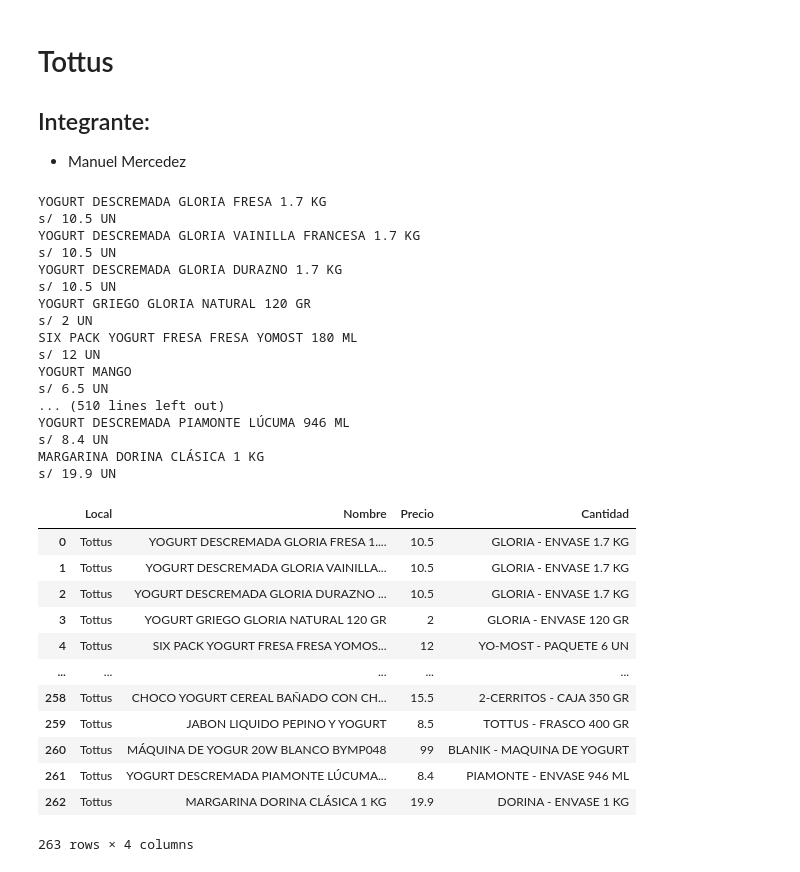
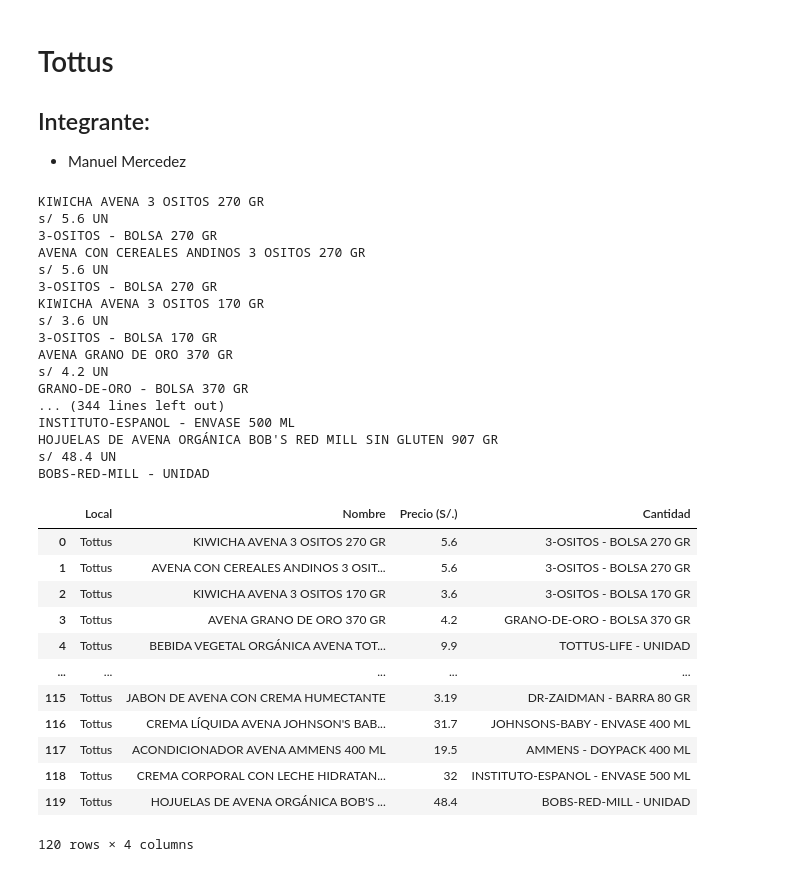
Before and after one commit to Diego020A/Trabajo_Final_LP2, a Jupyter notebook: Trabajo Final LP2.ipynb, the cells around one changed output. Saved outputs shown, nothing was run; the diff lists cells and outputs as text; code cells hidden in the pictures.

```diff
--- a/Trabajo Final LP2.ipynb
+++ b/Trabajo Final LP2.ipynb
@@ -111,7 +122,7 @@ total1=[]
 saco1=[]      # Nombre y Precio
 saco2=[]      # Cantidad
 
-for i in total_datos:
+for i in datos1:
     saco1=[]   # nombre-precio-cantidad
     saco2=[]   # cantidad
     saco3=[]   # Agrupa los datos de cada producto
@@ -194,7 +205,7 @@ for i in total_datos:
 
 # Se crea dataframe para estructurar datos con las columnas Nombre-Precio(S/.)-Cantidad
 
-columnas=['Local','Nombre','Precio','Cantidad']
+columnas=['Local','Nombre','Precio (S/.)','Cantidad']
 Metro=pd.DataFrame(data=total1,columns=columnas)
 
 driver.close()
@@ -245,7 +256,7 @@ try:
     WebDriverWait(driver, 2).until(
             EC.element_to_be_clickable((By.CSS_SELECTOR,'input#catalystSearchBar'))).click()
     WebDriverWait(driver, 2).until(
-            EC.element_to_be_clickable((By.CSS_SELECTOR,'input#inputSearchBar'))).send_keys('yogurt')
+            EC.element_to_be_clickable((By.CSS_SELECTOR,'input#inputSearchBar'))).send_keys(producto)
     #sleep(1)
     WebDriverWait(driver, 2).until(
         EC.element_to_be_clickable((By.CSS_SELECTOR,'button.jsx-2851002401 searchIcon'.replace(' ','.')))).click()
@@ -292,23 +303,23 @@ while True:
     except:
         break
 # %% [output]
-YOGURT DESCREMADA GLORIA FRESA 1.7 KG
-s/ 10.5 UN
-YOGURT DESCREMADA GLORIA VAINILLA FRANCESA 1.7 KG
-s/ 10.5 UN
-YOGURT DESCREMADA GLORIA DURAZNO 1.7 KG
-s/ 10.5 UN
-YOGURT GRIEGO GLORIA NATURAL 120 GR
-s/ 2 UN
-SIX PACK YOGURT FRESA FRESA YOMOST 180 ML
-s/ 12 UN
-YOGURT MANGO
-s/ 6.5 UN
-... (510 lines left out)
-YOGURT DESCREMADA PIAMONTE LÚCUMA 946 ML
-s/ 8.4 UN
-MARGARINA DORINA CLÁSICA 1 KG
-s/ 19.9 UN
+KIWICHA AVENA 3 OSITOS 270 GR
+s/ 5.6 UN
+3-OSITOS - BOLSA 270 GR
+AVENA CON CEREALES ANDINOS 3 OSITOS 270 GR
+s/ 5.6 UN
+3-OSITOS - BOLSA 270 GR
+KIWICHA AVENA 3 OSITOS 170 GR
+s/ 3.6 UN
+3-OSITOS - BOLSA 170 GR
+AVENA GRANO DE ORO 370 GR
+s/ 4.2 UN
+GRANO-DE-ORO - BOLSA 370 GR
+... (344 lines left out)
+INSTITUTO-ESPANOL - ENVASE 500 ML
+HOJUELAS DE AVENA ORGÁNICA BOB'S RED MILL SIN GLUTEN 907 GR
+s/ 48.4 UN
+BOBS-RED-MILL - UNIDAD
 # %%
 
 # LIMPIEZA Y ESTRUCTURACIÓN DE DATOS DESCARGADOS (Tottus)
@@ -317,44 +328,44 @@ s/ 19.9 UN
 import re
 import pandas as pd
 
 total3=[]
 
 for i in datos3:
     saco1=[]   # nombre-precio-cantidad
     saco1.append('Tottus')
     for e in i:
         if e==i[0]:
             saco1.append(e)
         if e==i[1]:
             e=e.split()
             for q in e:
                 z=re.findall('\d.+',q)
                 z1=re.findall('\d+',q)
                 if len(z)>0:
                     saco1.append(z[0])
                 elif len(z1)>0:
                     saco1.append(z1[0])
         if e==i[2]:
             saco1.append(e)
 
     total3.append(saco1)
 
 # Se crea dataframe con datos ya estructurados con las columnas Nombre-Precio(S/.)-Cantidad
 
-columnas=['Local','Nombre','Precio','Cantidad']
+columnas=['Local','Nombre','Precio (S/.)','Cantidad']
 Tottus=pd.DataFrame(data=total3,columns=columnas)
 Tottus
 # %% [output]
-|  | Local | Nombre | Precio | Cantidad |
-| 0 | Tottus | YOGURT DESCREMADA GLORIA FRESA 1.... | 10.5 | GLORIA - ENVASE 1.7 KG |
-| 1 | Tottus | YOGURT DESCREMADA GLORIA VAINILLA... | 10.5 | GLORIA - ENVASE 1.7 KG |
-| 2 | Tottus | YOGURT DESCREMADA GLORIA DURAZNO ... | 10.5 | GLORIA - ENVASE 1.7 KG |
-| 3 | Tottus | YOGURT GRIEGO GLORIA NATURAL 120 GR | 2 | GLORIA - ENVASE 120 GR |
-| 4 | Tottus | SIX PACK YOGURT FRESA FRESA YOMOS... | 12 | YO-MOST - PAQUETE 6 UN |
+|  | Local | Nombre | Precio (S/.) | Cantidad |
+| 0 | Tottus | KIWICHA AVENA 3 OSITOS 270 GR | 5.6 | 3-OSITOS - BOLSA 270 GR |
+| 1 | Tottus | AVENA CON CEREALES ANDINOS 3 OSIT... | 5.6 | 3-OSITOS - BOLSA 270 GR |
+| 2 | Tottus | KIWICHA AVENA 3 OSITOS 170 GR | 3.6 | 3-OSITOS - BOLSA 170 GR |
+| 3 | Tottus | AVENA GRANO DE ORO 370 GR | 4.2 | GRANO-DE-ORO - BOLSA 370 GR |
+| 4 | Tottus | BEBIDA VEGETAL ORGÁNICA AVENA TOT... | 9.9 | TOTTUS-LIFE - UNIDAD |
 | ... | ... | ... | ... | ... |
-| 258 | Tottus | CHOCO YOGURT CEREAL BAÑADO CON CH... | 15.5 | 2-CERRITOS - CAJA 350 GR |
-| 259 | Tottus | JABON LIQUIDO PEPINO Y YOGURT | 8.5 | TOTTUS - FRASCO 400 GR |
-| 260 | Tottus | MÁQUINA DE YOGUR 20W BLANCO BYMP048 | 99 | BLANIK - MAQUINA DE YOGURT |
-| 261 | Tottus | YOGURT DESCREMADA PIAMONTE LÚCUMA... | 8.4 | PIAMONTE - ENVASE 946 ML |
-| 262 | Tottus | MARGARINA DORINA CLÁSICA 1 KG | 19.9 | DORINA - ENVASE 1 KG |
+| 115 | Tottus | JABON DE AVENA CON CREMA HUMECTANTE | 3.19 | DR-ZAIDMAN - BARRA 80 GR |
+| 116 | Tottus | CREMA LÍQUIDA AVENA JOHNSON'S BAB... | 31.7 | JOHNSONS-BABY - ENVASE 400 ML |
+| 117 | Tottus | ACONDICIONADOR AVENA AMMENS 400 ML | 19.5 | AMMENS - DOYPACK 400 ML |
+| 118 | Tottus | CREMA CORPORAL CON LECHE HIDRATAN... | 32 | INSTITUTO-ESPANOL - ENVASE 500 ML |
+| 119 | Tottus | HOJUELAS DE AVENA ORGÁNICA BOB'S ... | 48.4 | BOBS-RED-MILL - UNIDAD |
-263 rows × 4 columns
+120 rows × 4 columns
```
Also changed, not shown: parts of 4 cells of this notebook.
